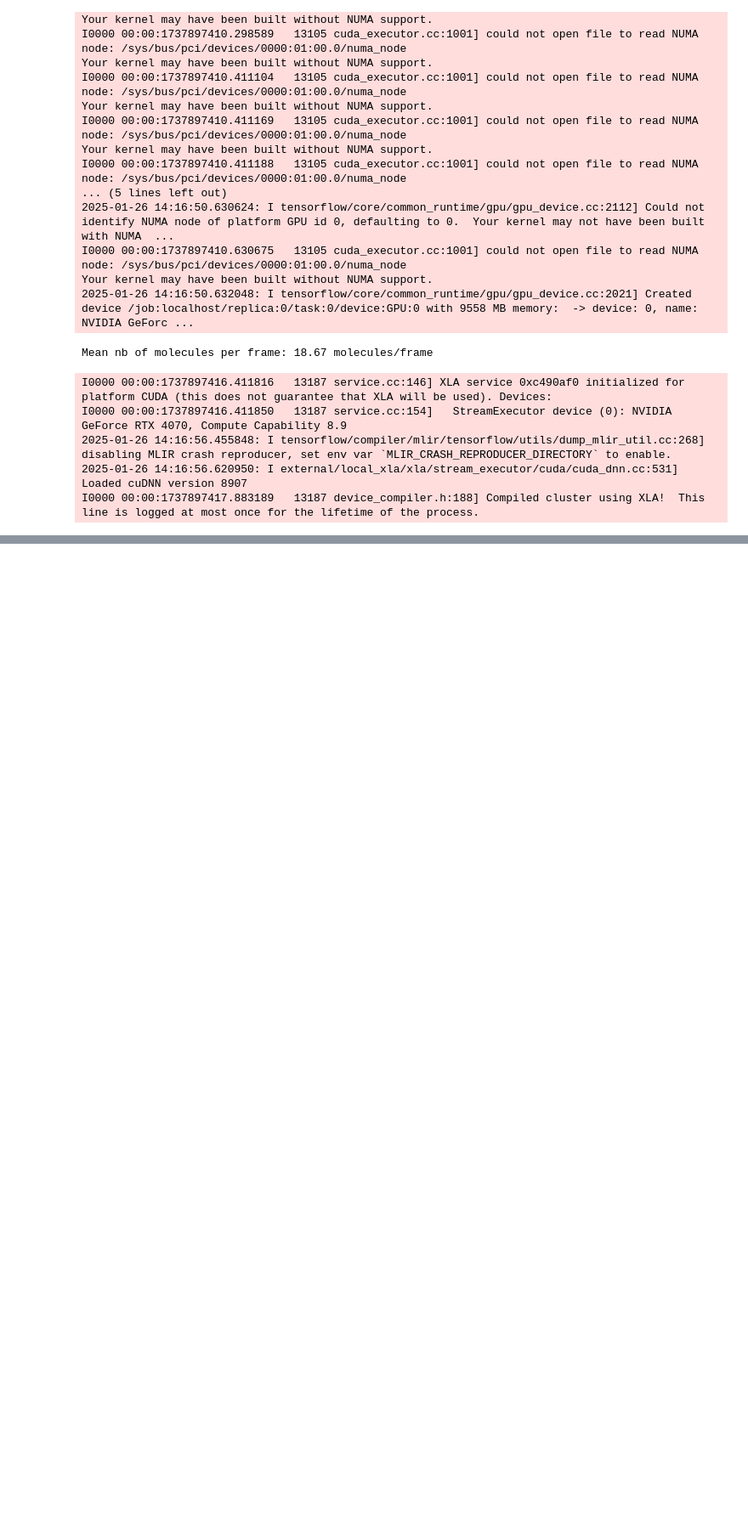
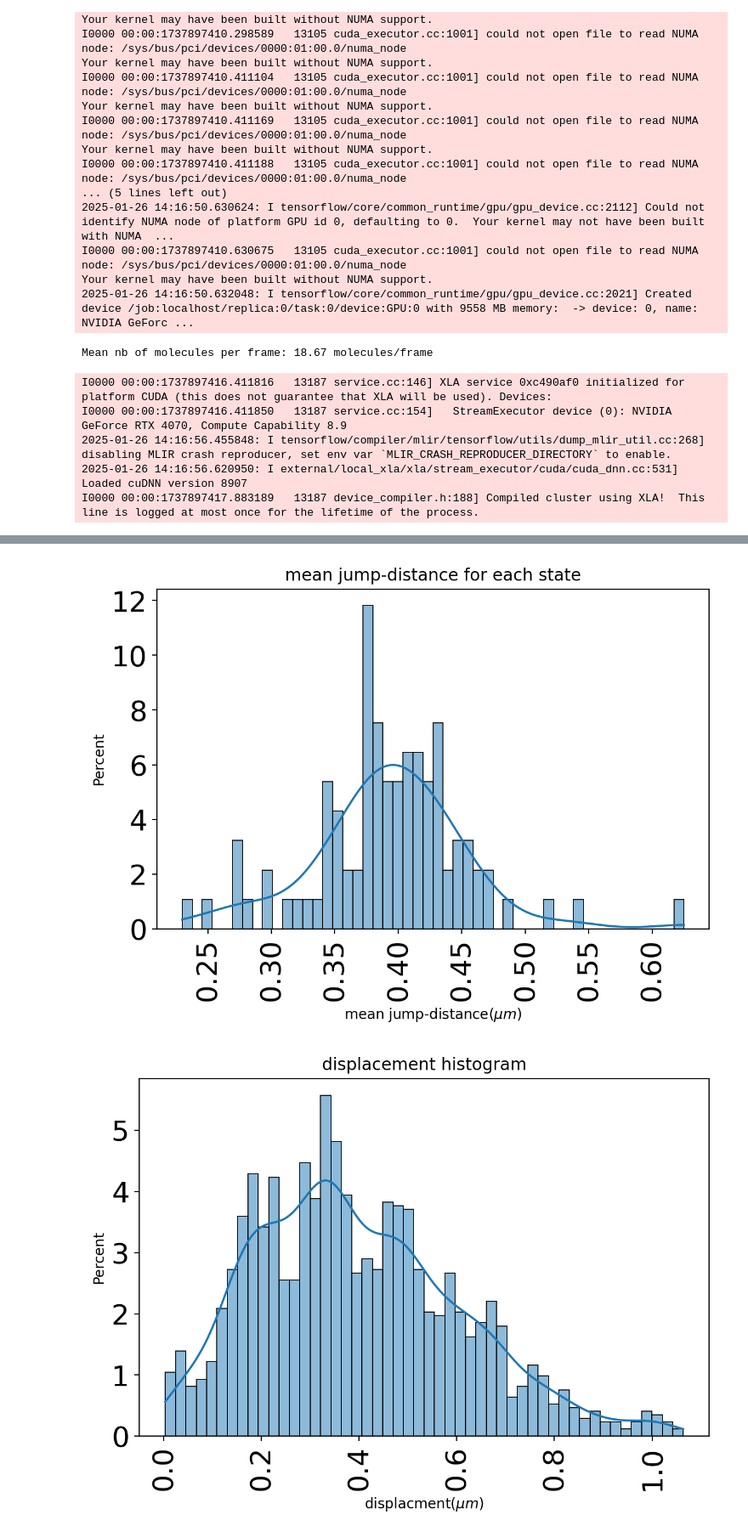
Before and after one commit to JunwooParkSaribu/FreeTrace, a Jupyter notebook: tutorial.ipynb, the cells around one changed output, grey strips where cells are left out. Shown at 85% size. Drawn from its saved outputs; the diff is of its cells as text; code cells hidden in the pictures; blank space fills up the shorter version.

```diff
--- a/tutorial.ipynb
+++ b/tutorial.ipynb
@@ -297,0 +187,77 @@ analysis_data1:
+# %%
+"""
+From here, we treat data to make plots or print results.
+Data is stored as
+1. analysis_data1: (DataFrame: contains data of mean_jump_distance, duration, traj_id, color_code)
+2. analysis_data2: (DataFrame: contains data of displacments, color_code)
+3. msd: (DataFrame: contains msd.)
+4. tamsd: (DataFrame: contains ensemble-averaged tamsd.)
+-> ref: https://www.researchgate.net/publication/352833354_Characterising_stochastic_motion_in_heterogeneous_media_driven_by_coloured_non-Gaussian_noise
+-> ref: https://arxiv.org/pdf/1205.2100
+
+Units:
+mean_jump_disatnce: set of averages of jump distances in um.
+duration: duration of trajectory in seconds.
+displacement: displacement(time lag=1) of all trajectories in um.
+"""
+
+
+#p1: histogram with kde(kernel density estimation) plot of mean jump distance grouped by state.
+plt.figure(f'p1', dpi=figure_resolution_in_dpi)
+p1 = sns.histplot(analysis_data1, x=f'mean_jump_d', stat='percent', bins=number_of_bins, kde=True)
+p1.set_xlabel(r'mean jump-distance($\mu m$)')
+p1.set_title(f'mean jump-distance for each state')
+plt.yticks(fontsize=figure_font_size)
+plt.xticks(fontsize=figure_font_size)
+plt.xticks(rotation=90)
+plt.tight_layout()
+
+
+#p2: displacement histogram
+plt.figure(f'p2', dpi=figure_resolution_in_dpi)
+p2 = sns.histplot(data=analysis_data2, x='displacements', stat='percent', bins=number_of_bins, kde=True)
+p2.set_title(f'displacement histogram')
+p2.set_xlabel(r'displacment($\mu m$)')
+plt.yticks(fontsize=figure_font_size)
+plt.xticks(fontsize=figure_font_size)
+plt.xticks(rotation=90)
+plt.tight_layout()
+
+
+#p3: trajectory length(sec) histogram
+plt.figure(f'p3', dpi=figure_resolution_in_dpi)
+p3 = sns.histplot(data=analysis_data1, x='duration', stat='percent', bins=number_of_bins, kde=True)
+p3.set_title(f'trajectory length histogram')
+p3.set_xlabel(r'duration($s$)')
+plt.yticks(fontsize=figure_font_size)
+plt.xticks(fontsize=figure_font_size)
+plt.xticks(rotation=90)
+plt.tight_layout()
+
+
+#p4: MSD
+plt.figure(f'p4', dpi=figure_resolution_in_dpi)
+p4 = sns.lineplot(data=msd, x=msd['time'], y=msd['mean'])
+p4.set_title(f'MSD')
+p4.set_xlabel(r'time($s$)')
+p4.set_ylabel(r'$\frac{\text{MSD}}{\text{2} \cdot \text{dimension}}$ ($\mu m^2$)')
+plt.yticks(fontsize=figure_font_size)
+plt.xticks(fontsize=figure_font_size)
+plt.xticks(rotation=90)
+plt.tight_layout()
+
+
+#p5: Ensemble-averaged TAMSD
+plt.figure(f'p5', dpi=figure_resolution_in_dpi)
+p5 = sns.lineplot(data=tamsd, x=tamsd['time'], y=tamsd['mean'])
+p5.set_title(f'Ensemble-averaged TAMSD')
+p5.set_xlabel(r'lag time($s$)')
+p5.set_ylabel(r'$\frac{\text{TAMSD}}{\text{2} \cdot \text{dimension}}$ ($\mu m^2$)')
+plt.yticks(fontsize=figure_font_size)
+plt.xticks(fontsize=figure_font_size)
+plt.xticks(rotation=90)
+plt.tight_layout()
+plt.show()
+# %% [output]
+[figure, added]
+[figure, added]
```
Also changed, not shown: parts of 6 cells of this notebook.
